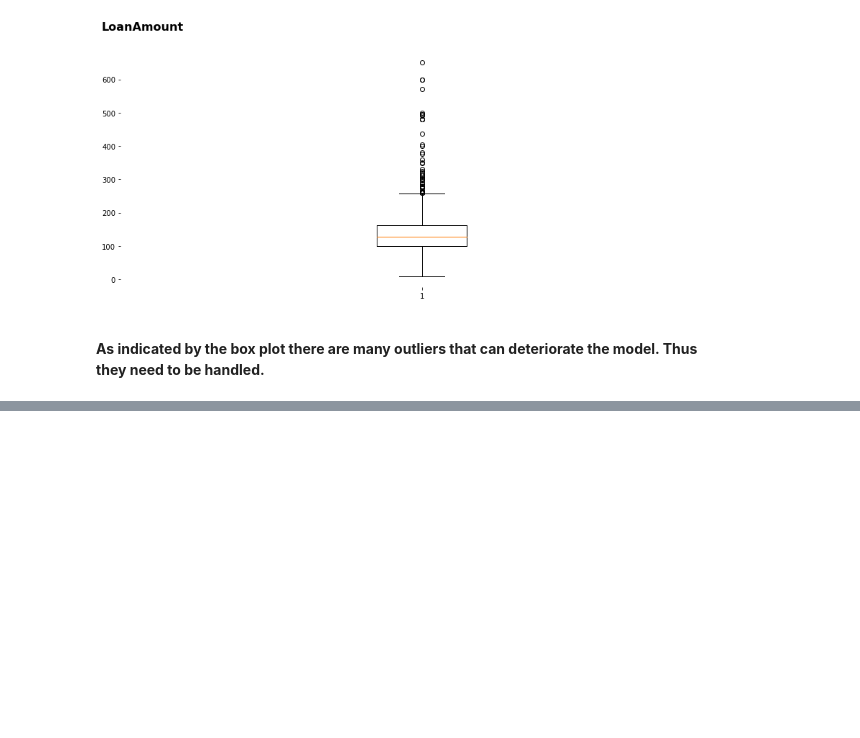
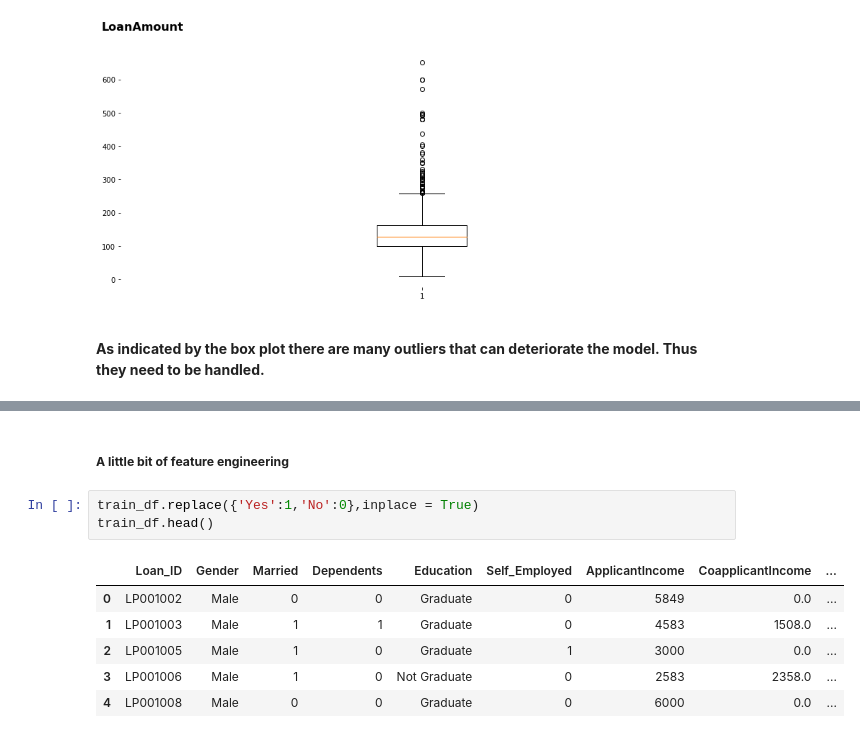
Before and after one commit to gargi-09/My-Kaggle-Work, a Jupyter notebook: exploring-data.ipynb, the cells around one changed output, grey strips where cells are left out. Drawn from its saved outputs; the diff is of its cells as text; blank space fills up the shorter version.

```diff
--- a/exploring-data.ipynb
+++ b/exploring-data.ipynb
@@ -428,0 +455,12 @@ for n in num:
+# %% [markdown]
+##### **A little bit of feature engineering**
+# %%
+train_df.replace({'Yes':1,'No':0},inplace = True)
+train_df.head()
+# %% [output]
+|  | Loan_ID | Gender | Married | Dependents | Education | Self_Employed | ApplicantIncome | CoapplicantIncome | ... |
+| 0 | LP001002 | Male | 0 | 0 | Graduate | 0 | 5849 | 0.0 | ... |
+| 1 | LP001003 | Male | 1 | 1 | Graduate | 0 | 4583 | 1508.0 | ... |
+| 2 | LP001005 | Male | 1 | 0 | Graduate | 1 | 3000 | 0.0 | ... |
+| 3 | LP001006 | Male | 1 | 0 | Not Graduate | 0 | 2583 | 2358.0 | ... |
+| 4 | LP001008 | Male | 0 | 0 | Graduate | 0 | 6000 | 0.0 | ... |
```
Also changed, not shown: parts of 24 cells of this notebook.
